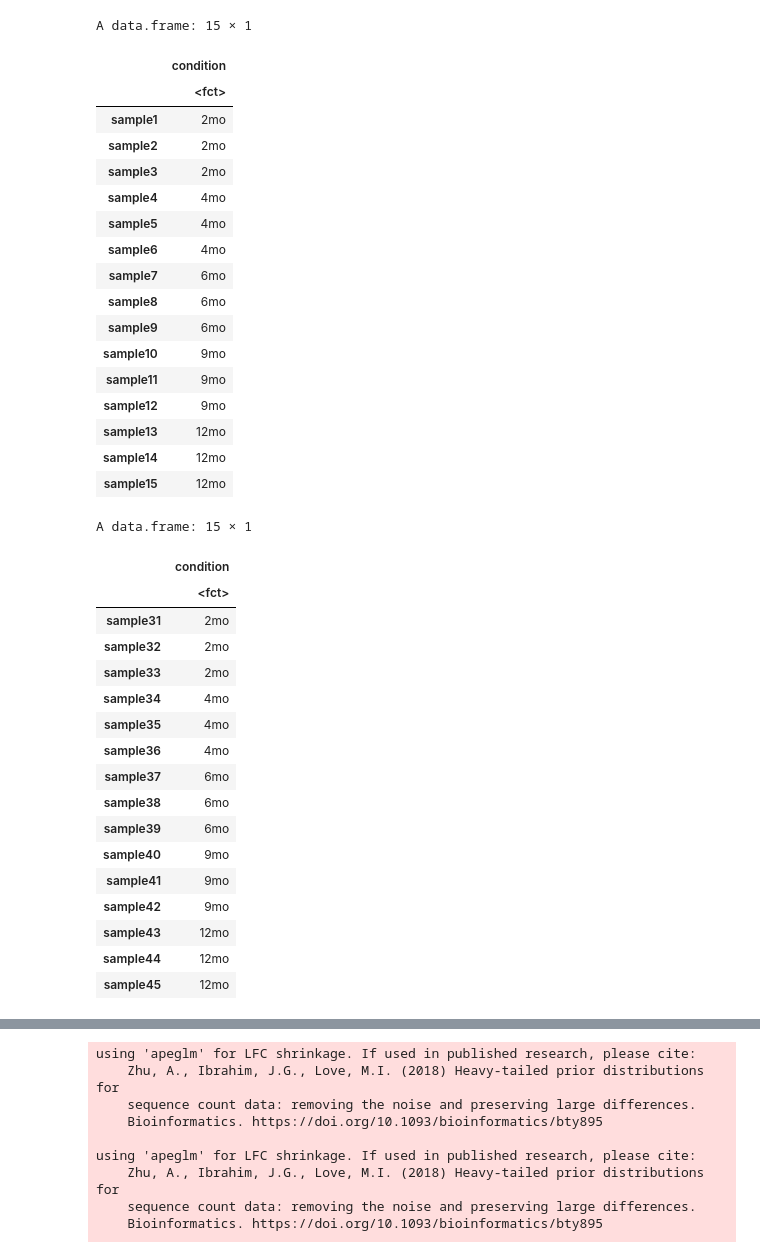
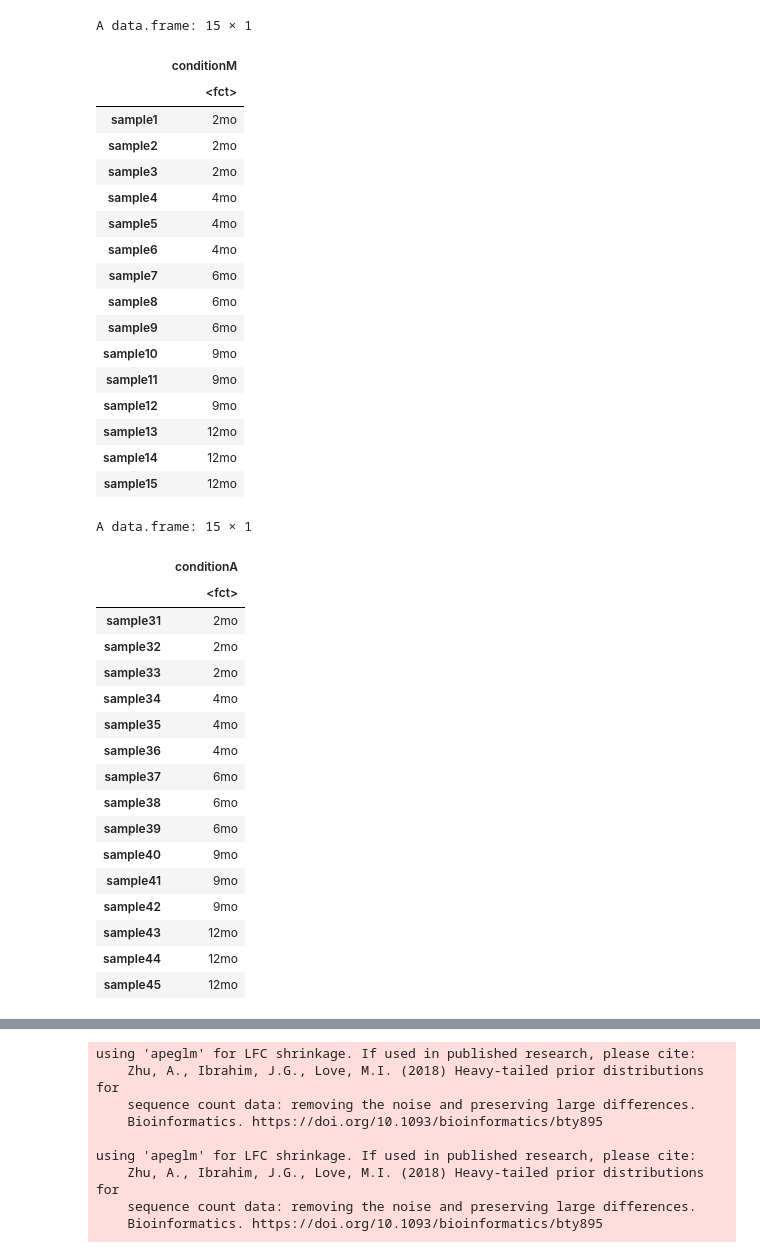
Before and after one commit to rogadde/rnaseq-analysis, a Jupyter notebook: results/deseq2.ipynb, the cells around one changed output, grey strips where cells are left out. Saved outputs shown, nothing was run; the diff lists cells and outputs as text; code cells hidden in the pictures.

```diff
--- a/results/deseq2.ipynb
+++ b/results/deseq2.ipynb
@@ -83,16 +102,18 @@ A matrix: 6 × 15 of type dbl
 # %%
 month <- factor(rep(c("2mo", "4mo", "6mo", "9mo", "12mo"), each = 3))
 # Change levels so that 2mo is the reference
 month <- factor(month, levels = c("2mo", "4mo", "6mo", "9mo", "12mo" ))
 
-labelsM <- data.frame(condition = month, row.names = colnames(micro))
+# microglia colData
+labelsM <- data.frame(conditionM = month, row.names = colnames(micro))
 labelsM
 
-labelsA <- data.frame(condition = month, row.names = colnames(astro))
+# astrocyte colData
+labelsA <- data.frame(conditionA = month, row.names = colnames(astro))
 labelsA
 # %% [output]
 A data.frame: 15 × 1
-|  | condition |
+|  | conditionM |
 |  | <fct> |
 | sample1 | 2mo |
 | sample2 | 2mo |
@@ -110,7 +131,7 @@ A data.frame: 15 × 1
 | sample14 | 12mo |
 | sample15 | 12mo |
 A data.frame: 15 × 1
-|  | condition |
+|  | conditionA |
 |  | <fct> |
 | sample31 | 2mo |
 | sample32 | 2mo |
```
Also changed, not shown: parts of 20 cells of this notebook.
